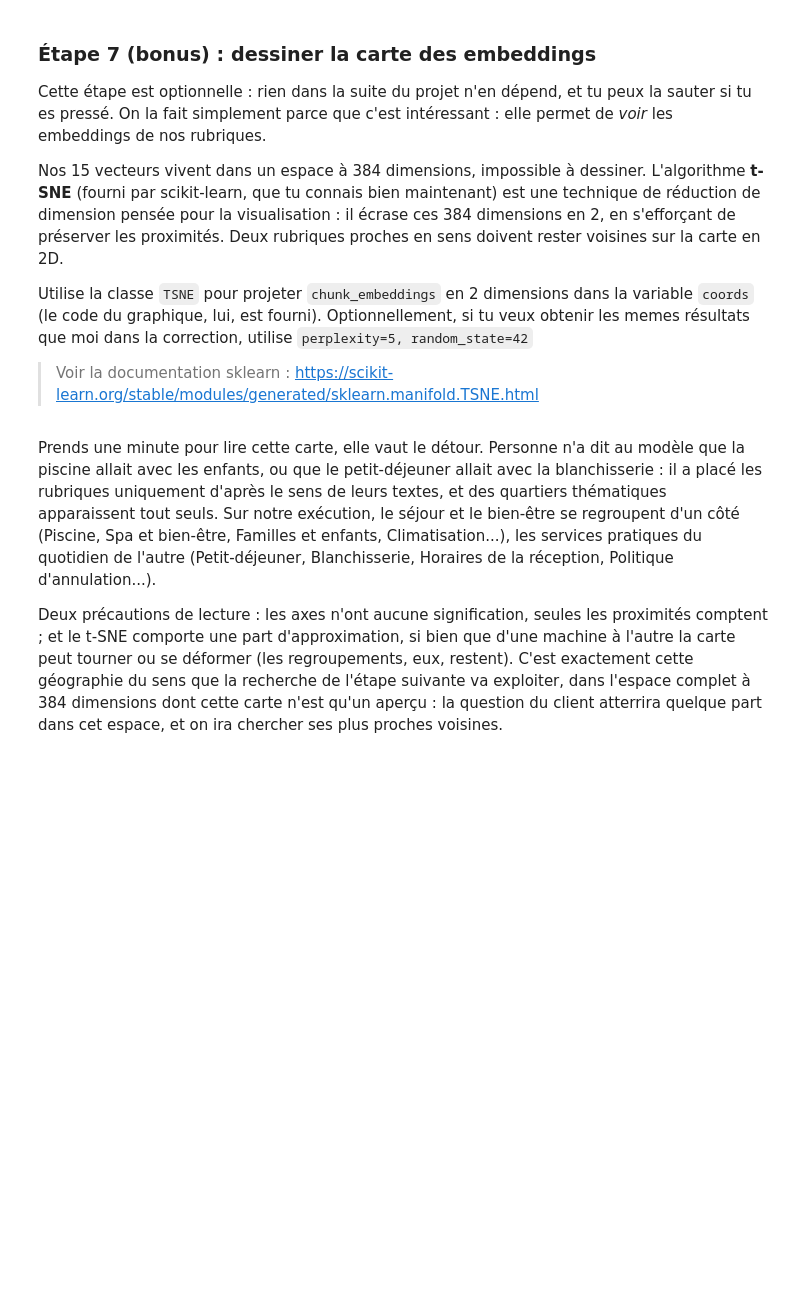
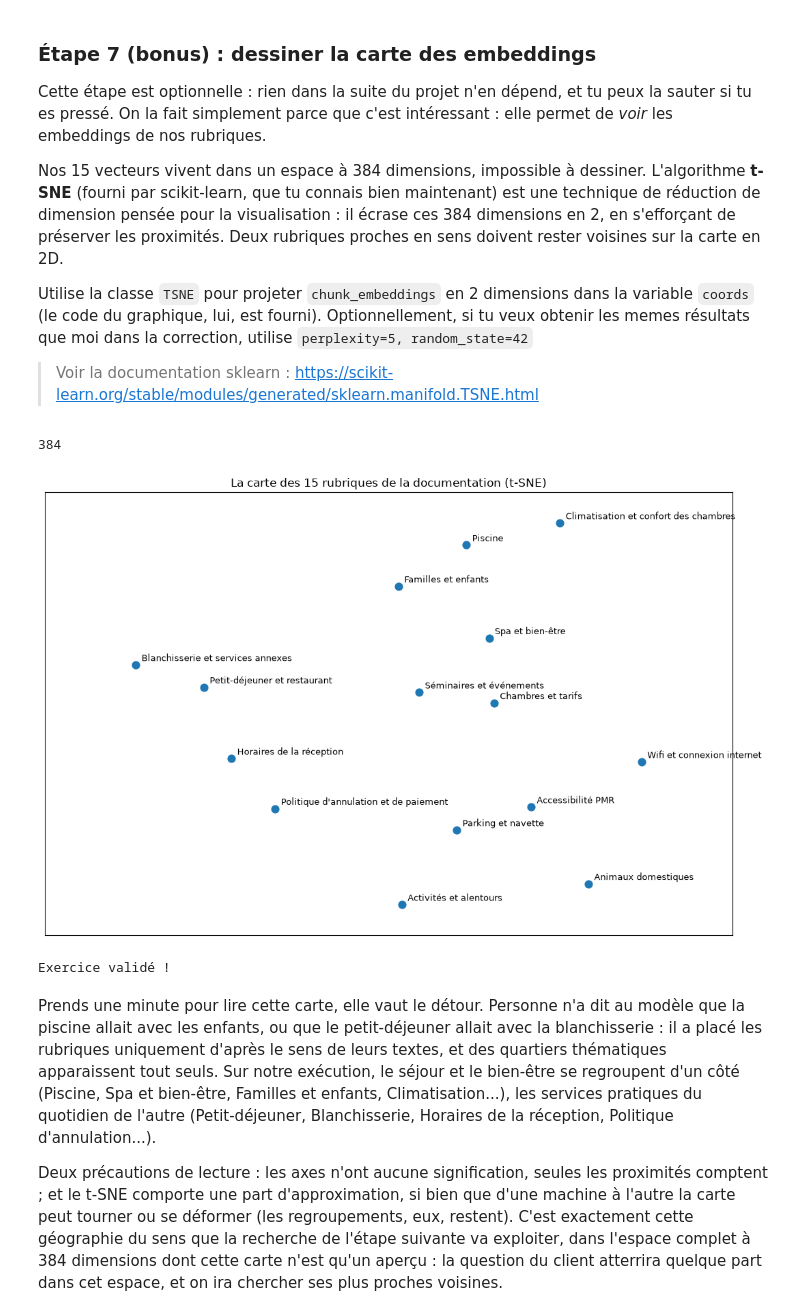
Before and after one commit to jandreolli/Cahier-vacances-ia-data-2026, a Jupyter notebook: Projet_04/projet_04.ipynb, the cells around one changed output. Saved outputs shown, nothing was run; the diff lists cells and outputs as text; code cells hidden in the pictures; blank space fills up the shorter version.

```diff
--- a/Projet_04/projet_04.ipynb
+++ b/Projet_04/projet_04.ipynb
@@ -472,7 +501,7 @@ Encode les 15 sections de la documentation (la colonne `section` construite à l
 # %%
 ### START CODE HERE ###
 
-chunk_embeddings =
+chunk_embeddings = embedder.encode(pages["section"].tolist(), normalize_embeddings=True)
 
 ### END CODE HERE ###
 
@@ -490,28 +522,36 @@ Nos 15 vecteurs vivent dans un espace à 384 dimensions, impossible à dessiner.
 Utilise la classe `TSNE` pour projeter `chunk_embeddings` en 2 dimensions dans la variable `coords` (le code du graphique, lui, est fourni). Optionnellement, si tu veux obtenir les memes résultats que moi dans la correction, utilise `perplexity=5, random_state=42`
 
 > Voir la documentation sklearn : https://scikit-learn.org/stable/modules/generated/sklearn.manifold.TSNE.html
+# %%
+chunk_embeddings.shape[1]
+# %% [output]
+384
 # %%
 ### START CODE HERE ###
-
-tsne = # le modele sklearn
-coords = # le résultat du modele
+# le modele sklearn
+tsne = TSNE(n_components=2, perplexity=5, random_state=42)
+# le résultat du modele
+coords = tsne.fit_transform(chunk_embeddings)
 
 ### END CODE HERE ###
 
 plt.figure(figsize=(11, 7))
 plt.scatter(coords[:, 0], coords[:, 1], s=60)
 for i, row in pages.iterrows():
     plt.annotate(row["title"], (coords[i, 0], coords[i, 1]),
                  textcoords="offset points", xytext=(6, 4), fontsize=9)
 plt.title("La carte des 15 rubriques de la documentation (t-SNE)")
 plt.xticks([])
 plt.yticks([])
 plt.margins(x=0.18, y=0.08)
 plt.tight_layout()
 plt.show()
 
 assert coords.shape == (15, 2), f"Forme attendue (15, 2), obtenue {coords.shape}"
 print("Exercice validé !")
+# %% [output]
+[figure, added]
+Exercice validé !
 # %% [markdown]
 Prends une minute pour lire cette carte, elle vaut le détour. Personne n'a dit au modèle que la piscine allait avec les enfants, ou que le petit-déjeuner allait avec la blanchisserie : il a placé les rubriques uniquement d'après le sens de leurs textes, et des quartiers thématiques apparaissent tout seuls. Sur notre exécution, le séjour et le bien-être se regroupent d'un côté (Piscine, Spa et bien-être, Familles et enfants, Climatisation...), les services pratiques du quotidien de l'autre (Petit-déjeuner, Blanchisserie, Horaires de la réception, Politique d'annulation...).
 
```
Also changed, not shown: parts of 10 cells of this notebook.
